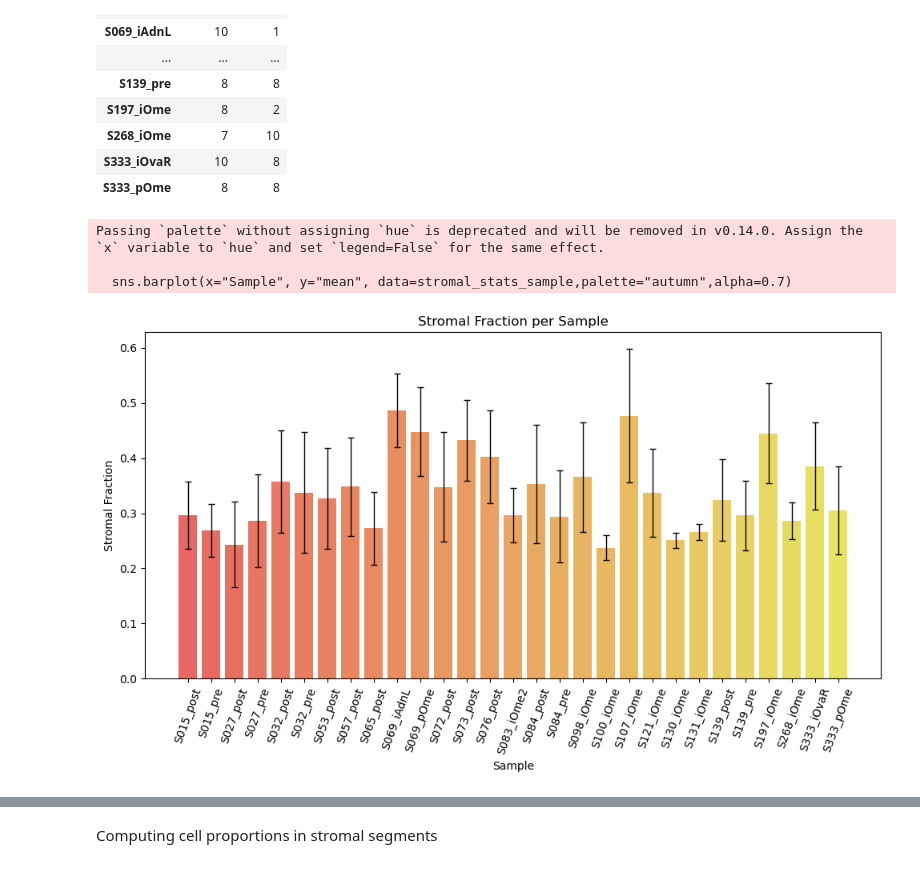
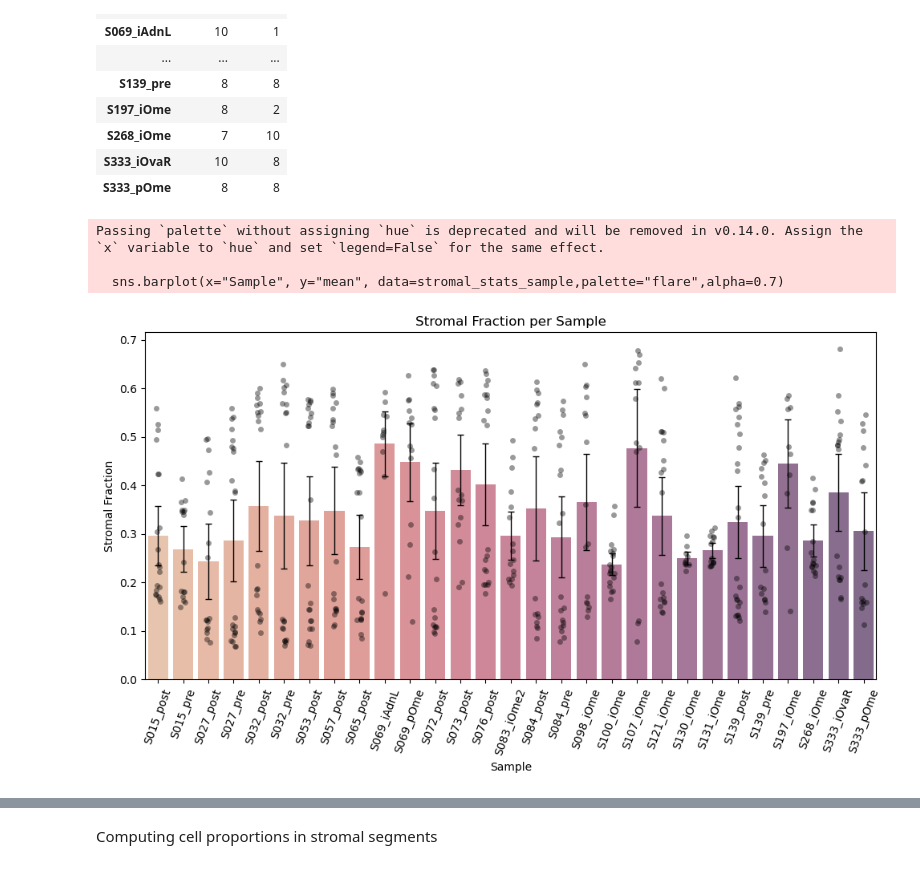
Before and after one commit to farkkilab/GeoFibroMax, a Jupyter notebook: batch_merged/merged_analysis.ipynb, the cells around one changed output, grey strips where cells are left out. Cells and saved outputs as stored; diff of their text form; code cells hidden in the pictures.

```diff
--- a/batch_merged/merged_analysis.ipynb
+++ b/batch_merged/merged_analysis.ipynb
@@ -65,32 +65,40 @@ segment_counts
 # %%
 grouped=fibroblasts_proportion.groupby("Sample")["All Stromal"]
 # Create a new DataFrame with the mean and variance of the stromal cells proportion
 stromal_stats_sample = grouped.agg(["mean", "var", "count"]).reset_index()
 #calculate the standard deviation, standard error of the mean, 95% confidence interval
 stromal_stats_sample["std"] = np.sqrt(stromal_stats_sample["var"])
 stromal_stats_sample["sem"]=stromal_stats_sample["std"] / np.sqrt(stromal_stats_sample["count"])
 stromal_stats_sample["ci95"]=1.96*stromal_stats_sample["sem"]
 plt.figure(figsize=(10, 6))
-sns.barplot(x="Sample", y="mean", data=stromal_stats_sample,palette="autumn",alpha=0.7)
+sns.barplot(x="Sample", y="mean", data=stromal_stats_sample,palette="flare",alpha=0.7)
 plt.errorbar(
     x=np.arange(len(stromal_stats_sample)),  # x positions
     y=stromal_stats_sample["mean"],
     yerr=stromal_stats_sample["ci95"],
     fmt='none',
     ecolor='black',
     capsize=3,
     linewidth=1.0
 )
+sns.stripplot(
+    x="Sample",
+    y="All Stromal",
+    data=fibroblasts_proportion,
+    color='black',
+    alpha=0.4,
+    jitter=True  # spreads points horizontally for visibility
+)
 plt.xticks(rotation=70)
 plt.xlabel("Sample")
 plt.ylabel("Stromal Fraction")
 plt.title("Stromal Fraction per Sample")
 plt.tight_layout()
 # %% [output]
 Passing `palette` without assigning `hue` is deprecated and will be removed in v0.14.0. Assign the `x` variable to `hue` and set `legend=False` for the same effect.
 
-  sns.barplot(x="Sample", y="mean", data=stromal_stats_sample,palette="autumn",alpha=0.7)
+  sns.barplot(x="Sample", y="mean", data=stromal_stats_sample,palette="flare",alpha=0.7)
-[figure, old version]
+[figure, new version]
 # %%
 stromal_data = fibroblasts_proportion[fibroblasts_proportion["Segment"] == "stroma"]
 tumor_data = fibroblasts_proportion[fibroblasts_proportion["Segment"] == "tumor"]
```
Also changed, not shown: parts of 6 cells of this notebook, 1 other file.
